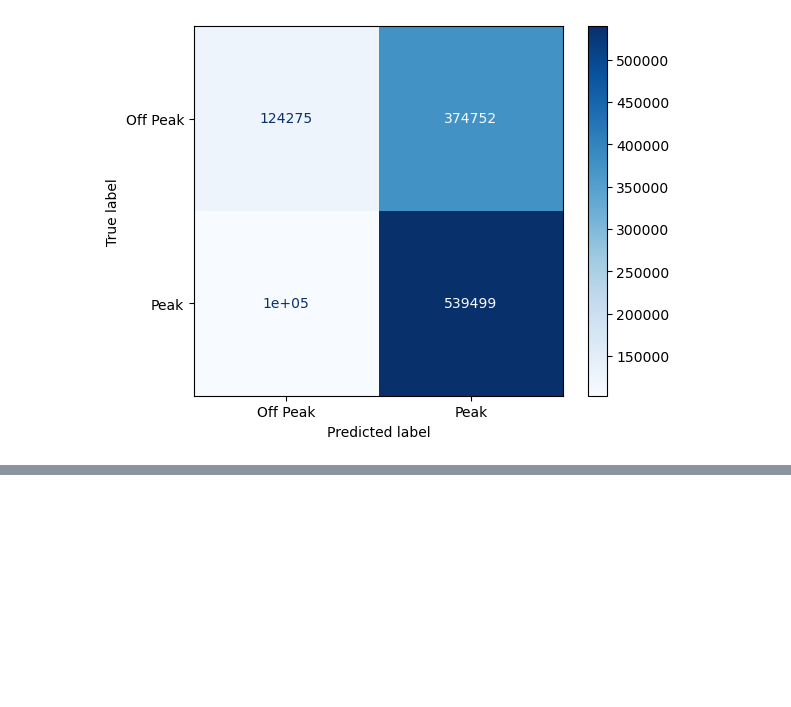
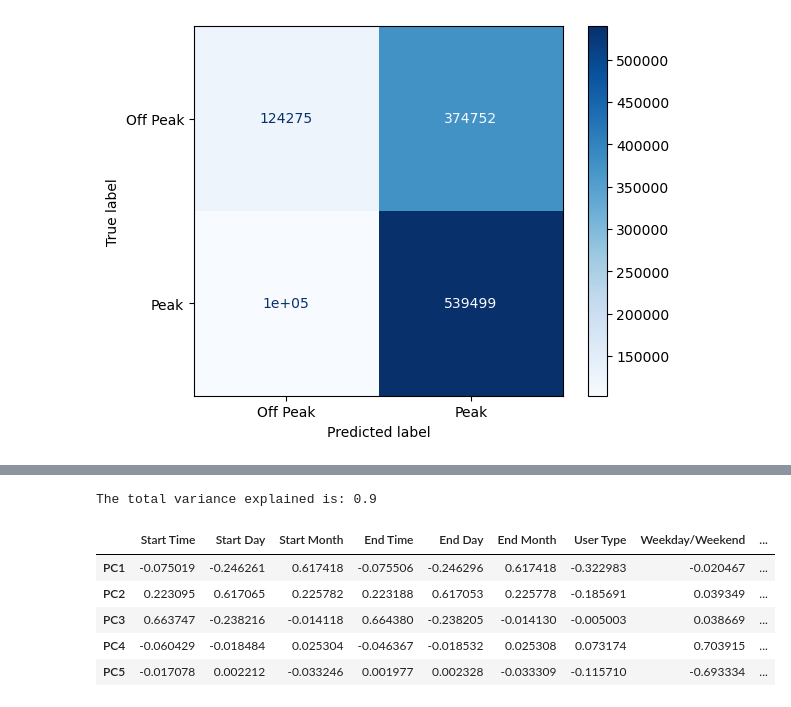
Before and after one commit to ziadharmanani/INF1340-Ridership-Analysis, a Jupyter notebook: rideshare_cleaning.ipynb, the cells around one changed output, grey strips where cells are left out. Saved outputs shown, nothing was run; the diff lists cells and outputs as text; code cells hidden in the pictures; blank space fills up the shorter version.

```diff
--- a/rideshare_cleaning.ipynb
+++ b/rideshare_cleaning.ipynb
@@ -909,0 +962,47 @@ disp.plot(cmap = 'Blues')
+# %%
+from sklearn.preprocessing import StandardScaler
+from sklearn.decomposition import PCA
+
+#standardize
+scaler = StandardScaler()
+df_scaled = scaler.fit_transform(df_pca)
+
+#aim for at least 80% variance explained
+pca = PCA(n_components=5)
+pca_result = pca.fit_transform(df_scaled)
+
+#formatted results df
+loading_names = ['Start Time', 'Start Day', 'Start Month', 'End Time',
+                 'End Day', 'End Month', 'User Type', 'Weekday/Weekend', 'Peak Hour']
+
+#loadings
+pca_components = pca.components_
+
+#variance for each pc
+pca_variance = pca.explained_variance_ratio_
+
+#create df to display results
+pca_loadings_df = pd.DataFrame(pca_components, columns=loading_names)
+pca_loadings_df.index = [f'PC{i+1}' for i in range(5)]
+pca_loadings_df['Variance Explained'] = pca_variance
+
+#print total variance
+total_variance = sum(pca_variance)
+print('The total variance explained is:', round(total_variance, 2))
+
+pca_loadings_df
+
+#potential pca namings (capturing variance)
+#pc1 = Season + User Type
+#pc2 = Time of day/day of the month
+#pc3 = Time of day + Season
+#pc4 = weekday weekend/peak hour
+#pc5 = weekday weekend/ season
+# %% [output]
+The total variance explained is: 0.9
+|  | Start Time | Start Day | Start Month | End Time | End Day | End Month | User Type | Weekday/Weekend | ... |
+| PC1 | -0.075019 | -0.246261 | 0.617418 | -0.075506 | -0.246296 | 0.617418 | -0.322983 | -0.020467 | ... |
+| PC2 | 0.223095 | 0.617065 | 0.225782 | 0.223188 | 0.617053 | 0.225778 | -0.185691 | 0.039349 | ... |
+| PC3 | 0.663747 | -0.238216 | -0.014118 | 0.664380 | -0.238205 | -0.014130 | -0.005003 | 0.038669 | ... |
+| PC4 | -0.060429 | -0.018484 | 0.025304 | -0.046367 | -0.018532 | 0.025308 | 0.073174 | 0.703915 | ... |
+| PC5 | -0.017078 | 0.002212 | -0.033246 | 0.001977 | 0.002328 | -0.033309 | -0.115710 | -0.693334 | ... |
```
Also changed, not shown: parts of 10 cells of this notebook.
